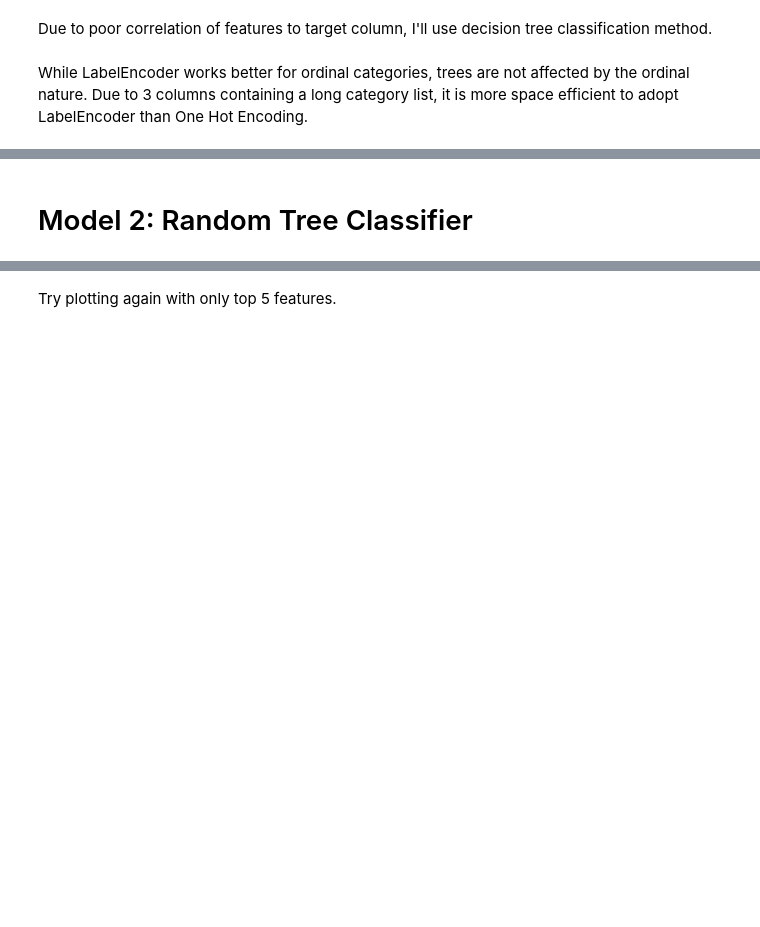
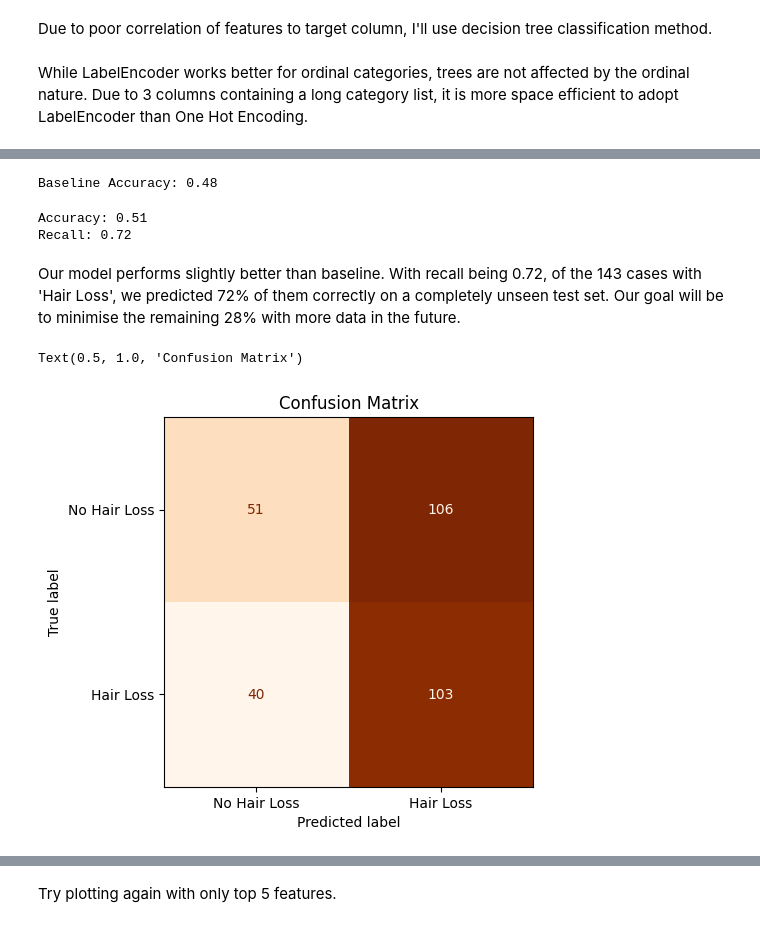
Before and after one commit to TayJunYi/DAB-Capstone-Project---Hair-Loss-Prediction., a Jupyter notebook: Hair_loss.ipynb, the cells around one changed output, grey strips where cells are left out. Cells and saved outputs as stored; diff of their text form; code cells hidden in the pictures; blank space fills up the shorter version.

Commit message:
Split dataset into train-test. After deriving best model, tested model with completely unseen test set.

```diff
--- a/Hair_loss.ipynb
+++ b/Hair_loss.ipynb
@@ -345,6 +351,9 @@ le = LabelEncoder()
 for col in categorical_cols:
     X[col] = le.fit_transform(X[col])
     label_encoders[col] = le  # Store encoders for inverse transform later if needed
+
+# Train-test split
+X_train, X_test, y_train, y_test = train_test_split(X, y, test_size=0.3, random_state=1)
 # %%
 # Define multiple scoring metrics
 scoring = {
@@ -379,7 +388,7 @@ def objective(trial):
         model = RandomForestClassifier(**params)
 
     # Use cross_validate instead of cross_val_score for multiple metrics
-    scores = cross_validate(model, X, y, cv=5, n_jobs=-1, scoring=scoring)
+    scores = cross_validate(model, X_train, y_train, cv=5, n_jobs=-1, scoring=scoring)
 
     # Store recall in user attributes
     trial.set_user_attr("recall", np.mean(scores['test_recall']))
@@ -410,6 +419,6 @@ if __name__ == "__main__":
         rf_params = {k.replace('rf_', ''): v for k,v in study.best_params.items() if k.startswith('rf_')}
         best_model = RandomForestClassifier(**rf_params)
 
-    best_model.fit(X, y)
+    best_model.fit(X_train, y_train)
     print("\nBest model trained on full data:", best_model)
 # %% [output]
@@ -456,4 +474,19 @@ Best model trained on full data: DecisionTreeClassifier(criterion='entropy', max
+# %%
+# Establishing accuracy baseline
+# Most frequent class in training set is 'True'
+# If we guess everything as 'True' in the test set, our accuracy is 48%
+
+most_freq_class = y_train.value_counts().index[0]
+print(f'Baseline Accuracy: {y_test.value_counts()[most_freq_class] / len(y_test):.2f}')
+# %% [output]
+Baseline Accuracy: 0.48
 # %%
-# # Check Accuracy and Recall score
-# print(f"Accuracy: {metrics.accuracy_score(y_test, y_pred):.2f}")
-# print(f"Recall: {metrics.recall_score(y_test, y_pred):.2f}")
+# Check Accuracy and Recall score
+
+y_pred=best_model.predict(X_test)
+
+print(f"Accuracy: {metrics.accuracy_score(y_test, y_pred):.2f}")
+print(f"Recall: {metrics.recall_score(y_test, y_pred):.2f}")
+# %% [output]
+Accuracy: 0.51
+Recall: 0.72
@@ -471,12 +493,10 @@ plt.show()
+# %% [markdown]
+Our model performs slightly better than baseline.
+With recall being 0.72, of the 143 cases with 'Hair Loss', we predicted 72% of them correctly on a completely unseen test set.
+Our goal will be to minimise the remaining 28% with more data in the future.
 # %%
-# Plotting Confusion Matrix
-# cm = metrics.confusion_matrix(y_test, y_pred)
-
-disp = metrics.ConfusionMatrixDisplay.from_estimator(clf, X_test, y_test, display_labels=['No Hair Loss','Hair Loss'], cmap='Oranges', colorbar=False)
+disp = metrics.ConfusionMatrixDisplay.from_estimator(best_model, X_test, y_test, display_labels=['No Hair Loss','Hair Loss'], cmap='Oranges', colorbar=False)
 plt.title('Confusion Matrix')
-
-# sns.heatmap(cm, annot=True, fmt='d', cmap='Blues')
-# plt.title('Confusion Matrix')
-# plt.xlabel('Predicted Label')
-# plt.ylabel('True Label')
-# plt.show()
+# %% [output]
+Text(0.5, 1.0, 'Confusion Matrix')
+[figure, added]
@@ -494,2 +502,0 @@ print(feature_importance)
-# %% [markdown]
-# Model 2: Random Tree Classifier
```
Also changed, not shown: parts of 15 cells of this notebook, 1 other file.
